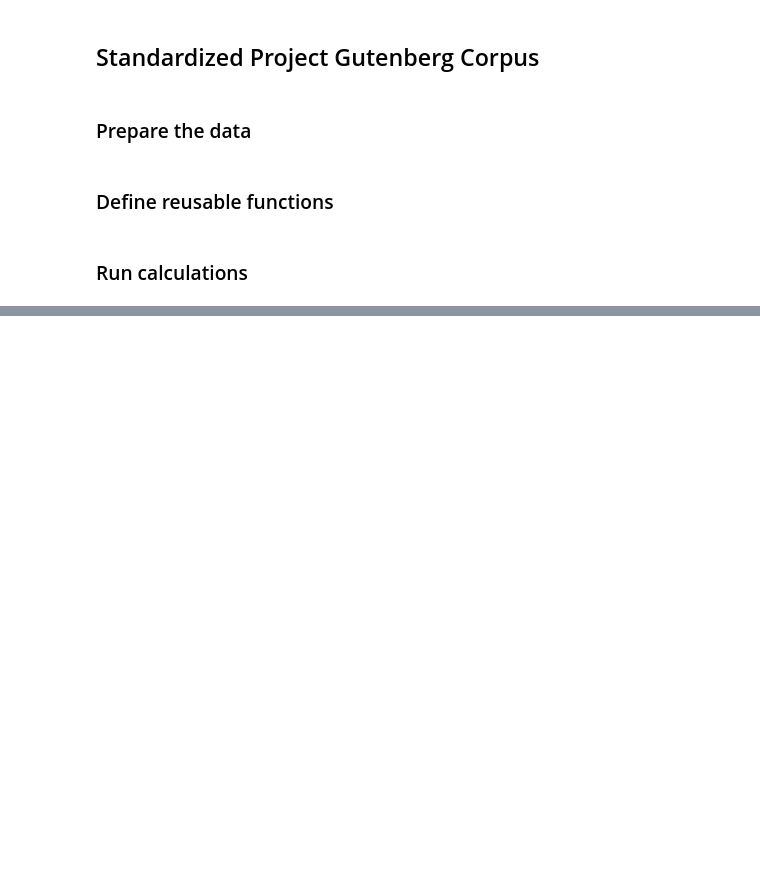
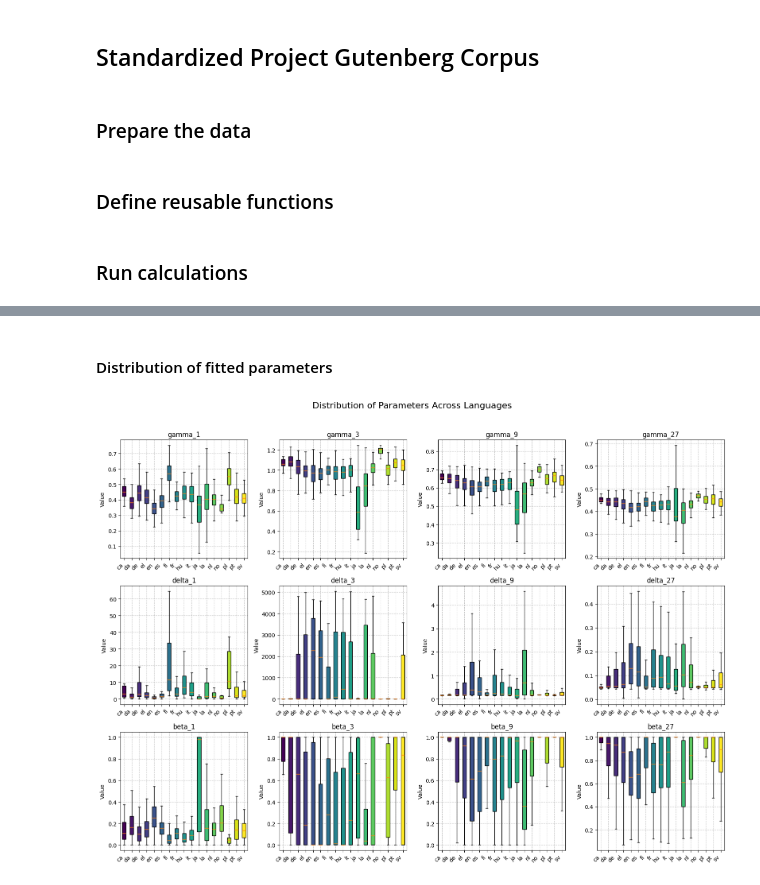
Before and after one commit to pawel-wieczynski/long_range_dependencies, a Jupyter notebook: experiment_chapter.ipynb, the cells around one changed output, grey strips where cells are left out. Drawn from its saved outputs; the diff is of its cells as text; code cells hidden in the pictures; blank space fills up the shorter version.

Commit message:
statistical tests and data vizualization

```diff
--- a/experiment_chapter.ipynb
+++ b/experiment_chapter.ipynb
@@ -200,0 +235,60 @@ coco_results_df.to_csv("results/coco_results.csv", index=False)
+# %%
+# For now skip Chinese language, because there were problems with the embeddings
+spgc_metadata_sampled = spgc_metadata_sampled[spgc_metadata_sampled["language"] != "['zh']"]
+# %%
+# Reverse sign of gamma
+spgc_metadata_sampled["gamma_1"] = -spgc_metadata_sampled["gamma_1"]
+spgc_metadata_sampled["gamma_3"] = -spgc_metadata_sampled["gamma_3"]
+spgc_metadata_sampled["gamma_9"] = -spgc_metadata_sampled["gamma_9"]
+spgc_metadata_sampled["gamma_27"] = -spgc_metadata_sampled["gamma_27"]
+# %% [markdown]
+#### Distribution of fitted parameters
+# %%
+# Create a visualization to compare parameters across languages
+fig, axes = plt.subplots(3, 4, figsize=(16, 12))
+fig.suptitle('Distribution of Parameters Across Languages', fontsize=16)
+
+# Set up the parameters to plot
+params = [
+    ["gamma_1", "gamma_3", "gamma_9", "gamma_27"],
+    ["delta_1", "delta_3", "delta_9", "delta_27"],
+    ["beta_1", "beta_3", "beta_9", "beta_27"]
+]
+
+# Create a boxplot for each parameter
+for i, param_row in enumerate(params):
+    for j, param in enumerate(param_row):
+        ax = axes[i, j]
+
+        # Create a temporary dataframe with just what we need
+        plot_data = []
+        languages = []
+
+        for lang in spgc_metadata_sampled['language'].unique():
+            data = spgc_metadata_sampled.loc[spgc_metadata_sampled['language'] == lang, param].dropna()
+            if len(data) > 0:
+                plot_data.append(data)
+                # Clean up language code for display
+                lang_code = lang.strip("[]'")
+                languages.append(lang_code)
+
+        # Create the boxplot
+        bp = ax.boxplot(plot_data, patch_artist=True, showfliers=False)
+
+        # Set colors for each boxplot
+        colors = plt.cm.viridis(np.linspace(0, 1, len(plot_data)))
+        for patch, color in zip(bp['boxes'], colors):
+            patch.set_facecolor(color)
+
+        # Set plot title and labels
+        ax.set_title(param)
+        ax.set_xticklabels(languages, rotation=45, ha='right')
+        ax.set_ylabel('Value')
+
+        # Add grid for better readability
+        ax.grid(True, linestyle='--', alpha=0.7)
+
+plt.tight_layout(rect=[0, 0, 1, 0.96])
+plt.show()
+# %% [output]
+[figure, added]
```
Also changed, not shown: parts of 7 cells of this notebook.
